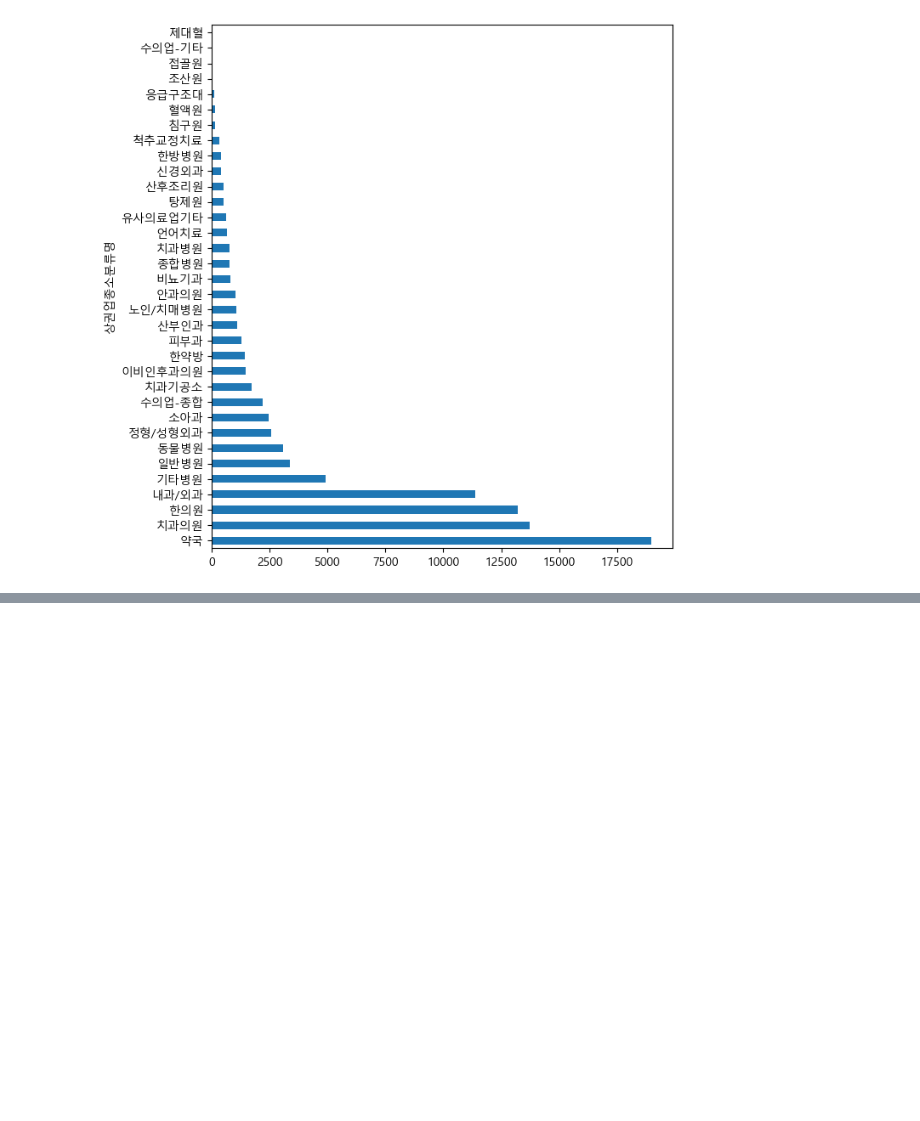
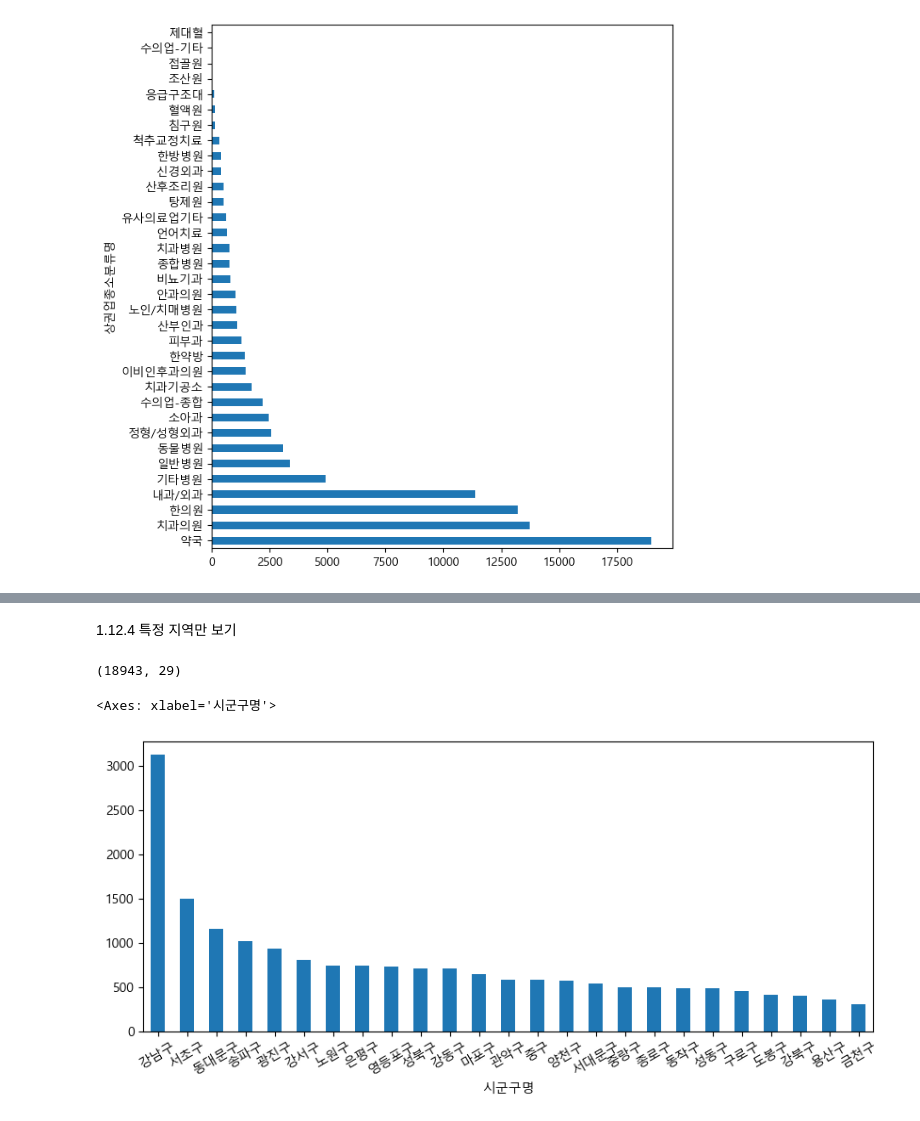
Before and after one commit to TheCaveOfAdullam/study1, a Jupyter notebook: medical.ipynb, the cells around one changed output, grey strips where cells are left out. Saved outputs shown, nothing was run; the diff lists cells and outputs as text; code cells hidden in the pictures; blank space fills up the shorter version.

```diff
--- a/medical.ipynb
+++ b/medical.ipynb
@@ -534,0 +816,17 @@ c.
+# %% [markdown]
+1.12.4 특정 지역만 보기
+# %%
+# 서울에 있는 데이터의 위도와 경도를 봅니다.
+# 결과는 df_seoul 이라는 데이터프레임에 저장합니다.
+# 새로운 변수에 데이터프레임을 저장시 copy()를 사용합니다.
+df_seoul = df[df["시도명"] == "서울특별시"].copy()
+df_seoul.shape
+# %% [output]
+(18943, 29)
+# %%
+# seaborn의 countplot 을 사용해서 위에서 만든 df_seoul 데이터프레임의
+# 시군구명을 시각화 합니다.
+df_seoul["시군구명"].value_counts().plot.bar(figsize=(10,4), rot=30)
+# %% [output]
+<Axes: xlabel='시군구명'>
+[figure, added]
```
Also changed, not shown: parts of 37 cells of this notebook.
